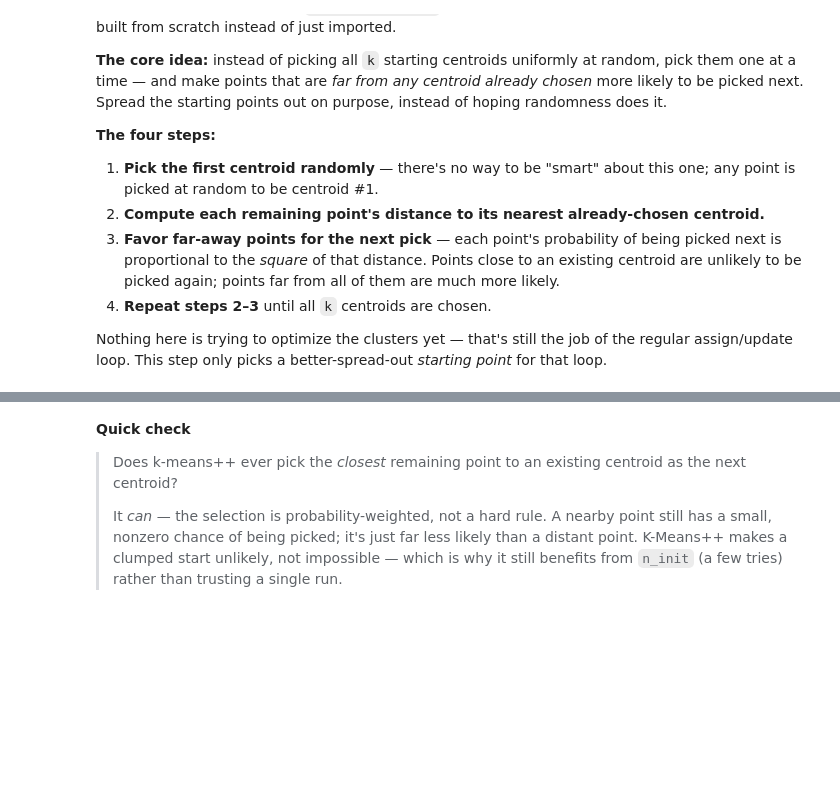
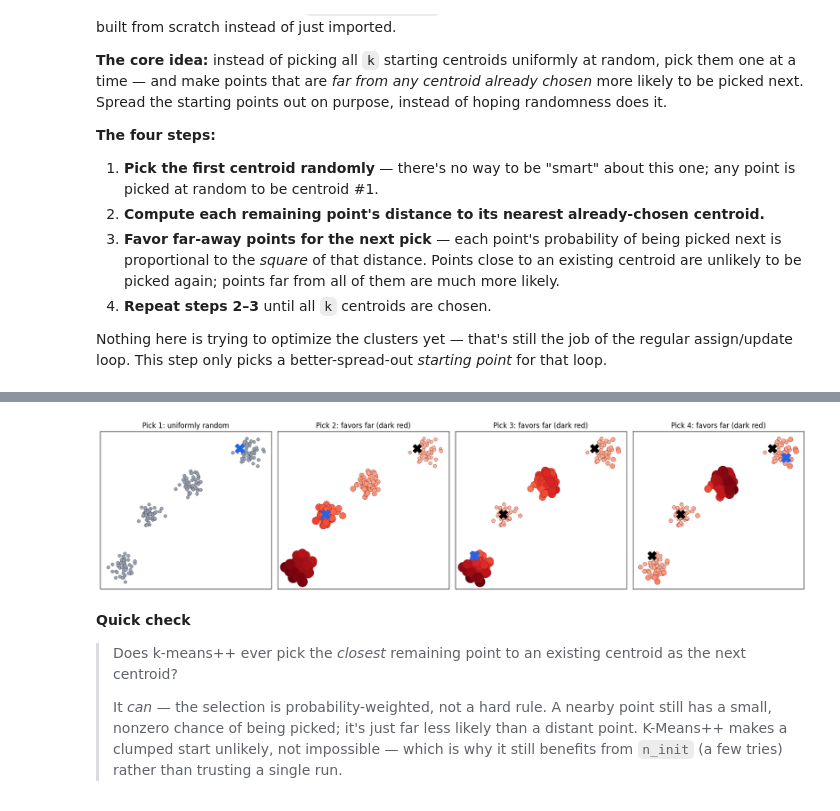
Before and after one commit to Ujjwal091/ai-ml-course, a Jupyter notebook: modules/02-unsupervised-learning/k-means-plus-plus/notes.ipynb, the cells around one changed output, grey strips where cells are left out. Cells and saved outputs as stored; diff of their text form; code cells hidden in the pictures; blank space fills up the shorter version.

Commit message:
k means++

```diff
--- a/modules/02-unsupervised-learning/k-means-plus-plus/notes.ipynb
+++ b/modules/02-unsupervised-learning/k-means-plus-plus/notes.ipynb
@@ -170,12 +167,0 @@ def kmeans_plus_plus_init(X, k, seed=42):
-# %%
-X_demo, _ = make_blobs(n_samples=200, centers=4, cluster_std=0.7, random_state=3)
-centroids_demo = kmeans_plus_plus_init(X_demo, k=4, seed=3)
-
-plt.figure(figsize=(6, 5))
-plt.scatter(X_demo[:, 0], X_demo[:, 1], s=15, color="#9CA3AF")
-for i, c in enumerate(centroids_demo):
-    plt.scatter(*c, s=200, marker="X", c="black", zorder=5)
-    plt.annotate(f"pick {i+1}", c, textcoords="offset points", xytext=(8, 8), fontsize=10, fontweight="bold")
-plt.title("k-means++ picks: each new centroid favors far-away points")
-plt.xticks([]); plt.yticks([])
-plt.show()
@@ -184,3 +178,45 @@ plt.show()
+# %%
+X_demo, _ = make_blobs(n_samples=200, centers=4, cluster_std=0.7, random_state=3)
+rng = np.random.RandomState(3)
+k_demo = 4
+centroids_demo = []
+
+fig, axes = plt.subplots(1, k_demo, figsize=(4.3 * k_demo, 4.3))
+
+for step in range(k_demo):
+    ax = axes[step]
+
+    if step == 0:
+        # First centroid: no distance landscape to show yet, picked uniformly at random.
+        ax.scatter(X_demo[:, 0], X_demo[:, 1], s=30, color="#9CA3AF", edgecolors="#374151", linewidths=0.4)
+        next_idx = rng.choice(len(X_demo))
+        ax.set_title("Pick 1: uniformly random")
+    else:
+        # The probability landscape this pick is actually sampled from: squared distance
+        # to each point's NEAREST already-chosen centroid.
+        dist_sq = np.array([min(np.linalg.norm(p - c) ** 2 for c in centroids_demo) for p in X_demo])
+        probs = dist_sq / dist_sq.sum()
+        # Raise the color floor so low-probability points stay a visible pink instead of
+        # washing out to near-white against the plot background.
+        ax.scatter(X_demo[:, 0], X_demo[:, 1], s=30 + 300 * (dist_sq / dist_sq.max()),
+                   c=dist_sq, cmap="Reds", vmin=-0.35 * dist_sq.max(), vmax=dist_sq.max(),
+                   edgecolors="#7f1d1d", linewidths=0.4)
+        next_idx = rng.choice(len(X_demo), p=probs)
+        ax.set_title(f"Pick {step + 1}: favors far (dark red)")
+
+    # Centroids already locked in before this step
+    for c in centroids_demo:
+        ax.scatter(*c, s=220, marker="X", c="black", zorder=5)
+    # The new pick this step makes
+    ax.scatter(*X_demo[next_idx], s=280, marker="X", c="#2563EB", zorder=6)
+
+    centroids_demo.append(X_demo[next_idx])
+    ax.set_xticks([]); ax.set_yticks([])
+
+plt.tight_layout()
+plt.show()
+# %% [output]
+[figure, added]
 # %% [markdown]
 **Quick check**
 
```
Also changed, not shown: parts of 6 cells of this notebook, 16 other files.
